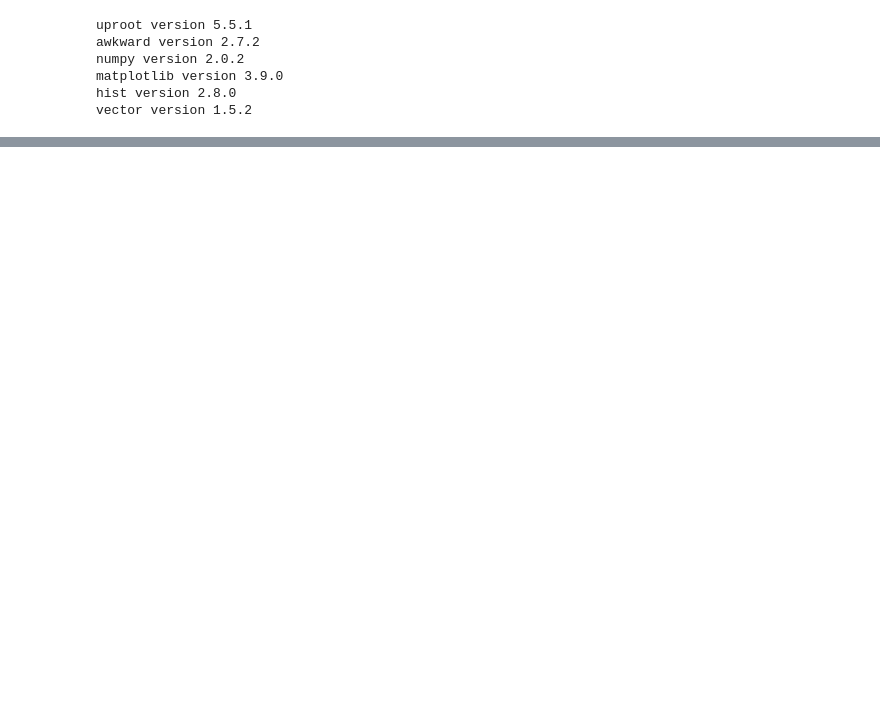
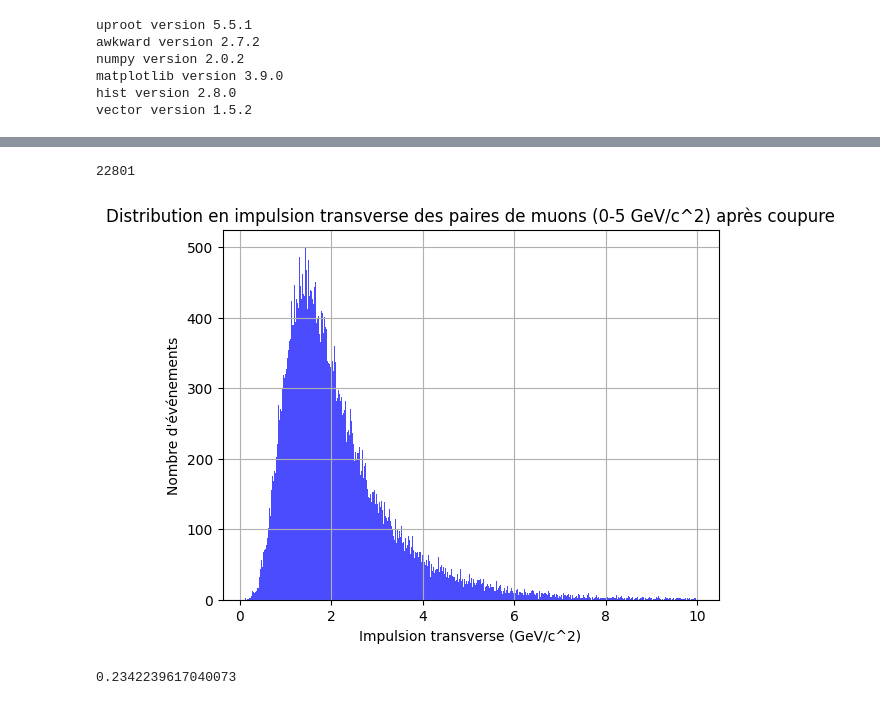
Before and after one commit to nantes-m2-rps-exp/qqbar2mumu-2024, a Jupyter notebook: notebooks/acceptance_efficacite.ipynb, the cells around one changed output, grey strips where cells are left out. Cells and saved outputs as stored; diff of their text form; code cells hidden in the pictures; blank space fills up the shorter version.

```diff
--- a/notebooks/acceptance_efficacite.ipynb
+++ b/notebooks/acceptance_efficacite.ipynb
@@ -98,0 +197,20 @@ def scan(dataDescription,
+# %%
+#distribution en pT
+pT = muon_vectors.pt
+print(len(pT))
+flattened_pT = ak.flatten(pT)  # Aplatir les données pour l'histogramme
+filtered_pT = flattened_pT[(flattened_pT >= 0) & (flattened_pT <= 10)]  # Filtrer les masses entre 0 et 10
+plt.hist(filtered_pT, bins=500, color='blue', alpha=0.7)
+plt.xlabel('Impulsion transverse (GeV/c^2)')
+plt.ylabel("Nombre d'événements")
+plt.title('Distribution en impulsion transverse des paires de muons (0-5 GeV/c^2) après coupure')
+plt.grid(True)
+plt.show()
+# %% [output]
+22801
+[figure, added]
+# %%
+acceptance_eff = nb_jpsi / nb_jpsi_gen
+print(acceptance_eff)
+# %% [output]
+0.2342239617040073
```
Also changed, not shown: parts of 16 cells of this notebook, 6 other files.
